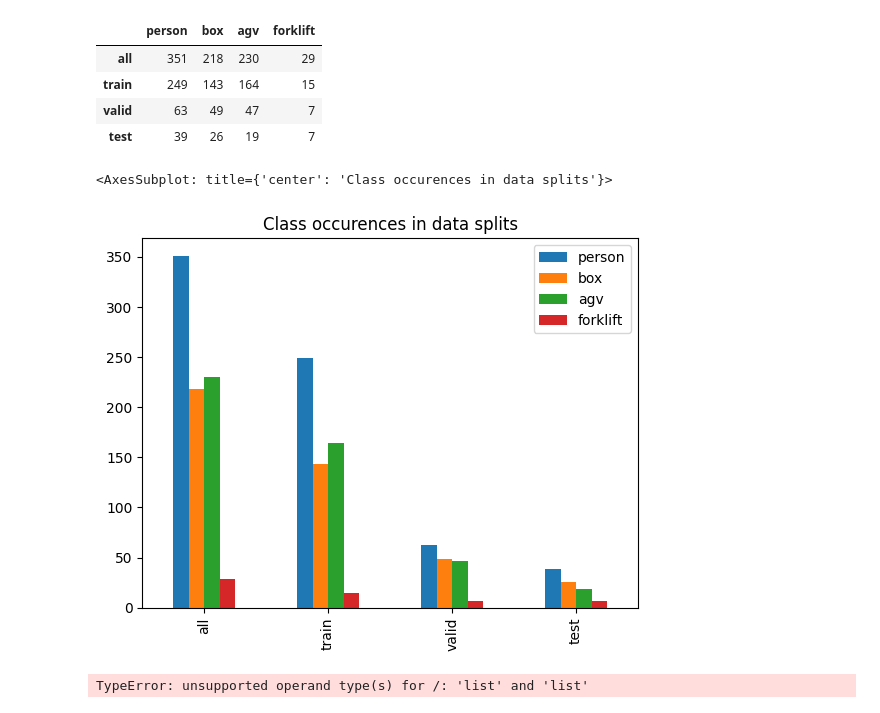
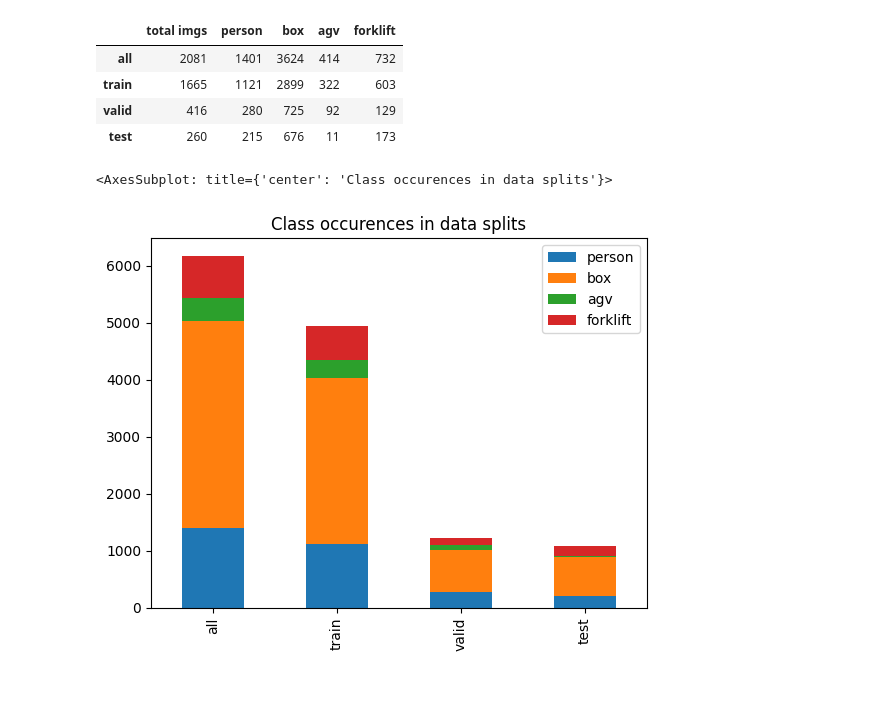
Before and after one commit to ponderbb/multitask-mayhem, a Jupyter notebook: notebooks/2.0-bbejczy-dataset-analysis.ipynb, the cells around one changed output. Drawn from its saved outputs; the diff is of its cells as text; code cells hidden in the pictures.

Commit message:
changing dataloader to 2 way split

```diff
--- a/notebooks/2.0-bbejczy-dataset-analysis.ipynb
+++ b/notebooks/2.0-bbejczy-dataset-analysis.ipynb
@@ -52,12 +52,12 @@ len(data_module.manifests)
 # %%
 def get_class_occurence(manifest:dict) -> list:
 
-    class_count = [0,0,0,0]
+    class_count = [len(manifest), 0,0,0,0]
 
     for row in manifest:
         if "bbox" in row.keys():
             for bbox in row["bbox"]:
-                class_count[bbox["class"]-1] += 1
+                class_count[bbox["class"]] += 1
 
     # for idx, class_type in enumerate(class_count):
         # print("Class {} has {} occurences".format(class_lookup["bbox_rev"][idx+1], class_type))
@@ -67,9 +67,9 @@ def get_class_occurence(manifest:dict) -> list:
 all = get_class_occurence(data_module.manifests)
 train = get_class_occurence(data_module.train_split)
 valid = get_class_occurence(data_module.valid_split)
-test = get_class_occurence(data_module.test_split)
+test = get_class_occurence(data_module.test_manifest)
 # %%
-repr_df = pd.DataFrame(columns=["person", "box", "agv", "forklift"])
+repr_df = pd.DataFrame(columns=["total imgs","person", "box", "agv", "forklift"])
 
 repr_df.loc["all"] = all
 repr_df.loc["train"] = train
@@ -79,24 +79,13 @@ repr_df.loc["test"] = test
 
 repr_df
 # %% [output]
-|  | person | box | agv | forklift |
-| all | 351 | 218 | 230 | 29 |
-| train | 249 | 143 | 164 | 15 |
-| valid | 63 | 49 | 47 | 7 |
-| test | 39 | 26 | 19 | 7 |
+|  | total imgs | person | box | agv | forklift |
+| all | 2081 | 1401 | 3624 | 414 | 732 |
+| train | 1665 | 1121 | 2899 | 322 | 603 |
+| valid | 416 | 280 | 725 | 92 | 129 |
+| test | 260 | 215 | 676 | 11 | 173 |
 # %%
-repr_df.plot(kind="bar", title="Class occurences in data splits")
+repr_df.plot.bar(y =["person", "box", "agv", "forklift"], title="Class occurences in data splits", stacked=True)
 # %% [output]
 <AxesSubplot: title={'center': 'Class occurences in data splits'}>
-[figure, old version]
+[figure, new version]
-# %%
-
-perc_df = pd.DataFrame(columns=["train", "test", "valid"])
-
-perc_df["train"] = ((train/all)*100).round(2)
-perc_df["test"] = ((test/all)*100).round(2)
-perc_df["valid"] = ((valid/all)*100).round(2)
-
-perc_df.plot.bar(stacked=True, xlabel = ["person", "box", "agv", "forklift"], title="Class occurences in data splits (percentage)")
-# %% [output]
-TypeError: unsupported operand type(s) for /: 'list' and 'list'
```
Also changed, not shown: parts of 2 cells of this notebook, 2 other files.
